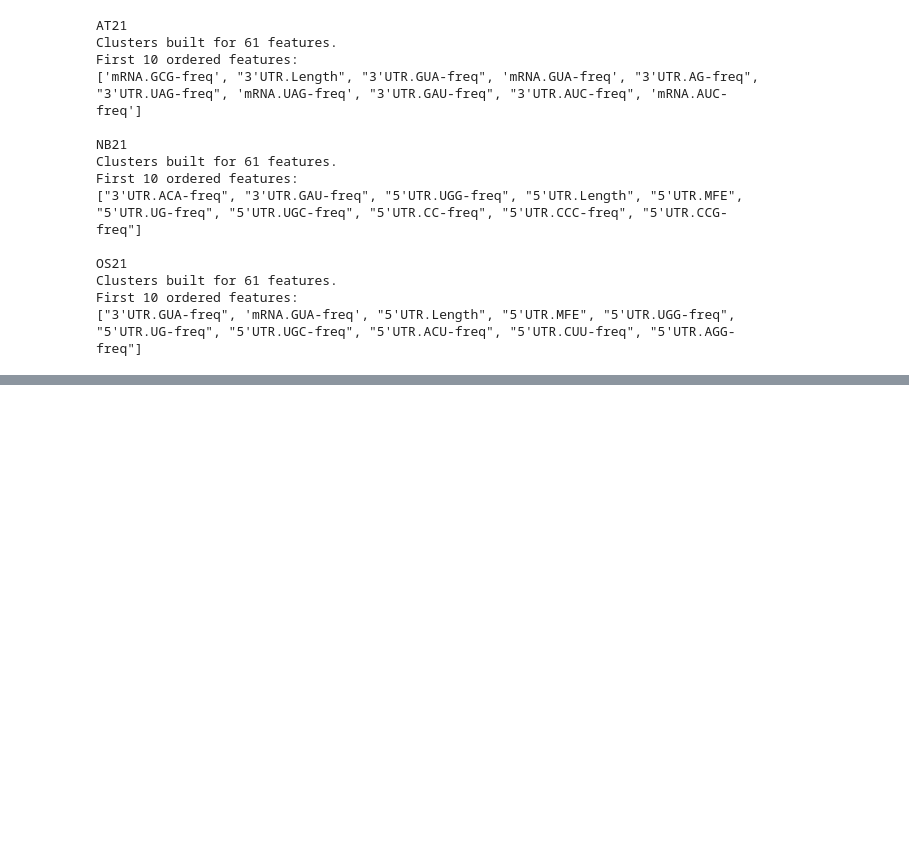
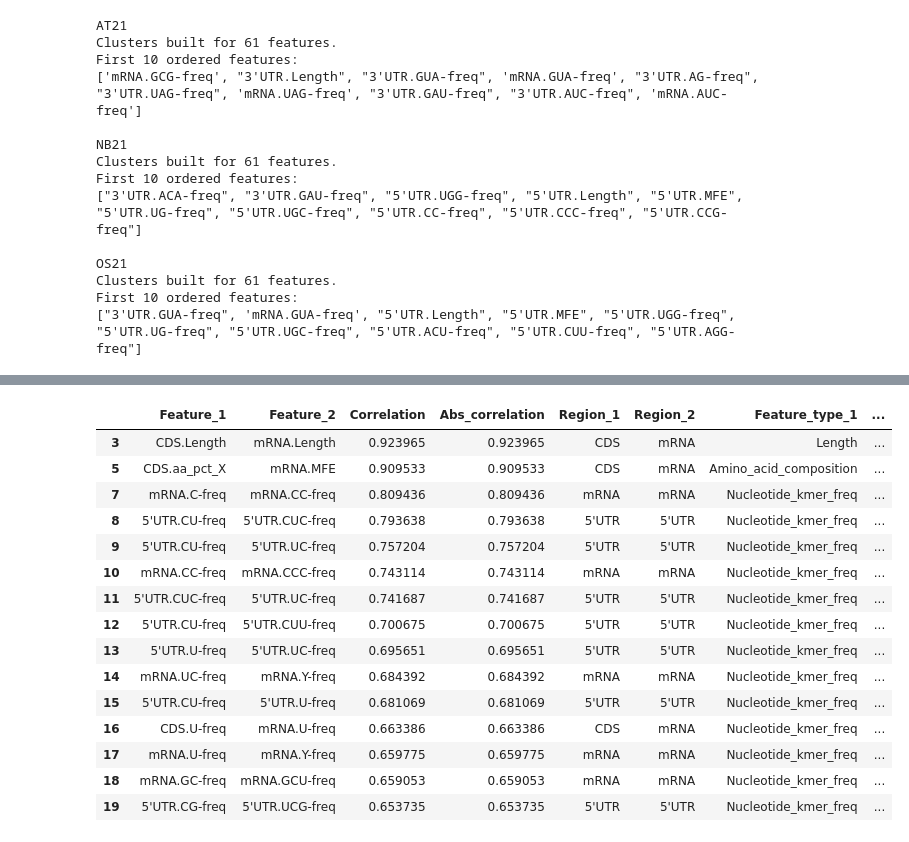
Before and after one commit to ih-11/regression, a Jupyter notebook: notebooks/analysis5_step1.ipynb, the cells around one changed output, grey strips where cells are left out. Saved outputs shown, nothing was run; the diff lists cells and outputs as text; code cells hidden in the pictures; blank space fills up the shorter version.

```diff
--- a/notebooks/analysis5_step1.ipynb
+++ b/notebooks/analysis5_step1.ipynb
@@ -1310,0 +1889,76 @@ display(candidate_cluster_df.head(30))
+# %%
+# ============================================
+# Strongest candidate-feature correlations
+# ============================================
+
+pair_tables = {}
+
+for species_key in SPECIES:
+
+    corr = corr_matrices[species_key]
+
+    rows = []
+
+    cols = corr.columns.tolist()
+
+    for i in range(len(cols)):
+        for j in range(i + 1, len(cols)):
+
+            f1 = cols[i]
+            f2 = cols[j]
+
+            r = corr.iloc[i, j]
+
+            meta1 = feature_meta_lookup.loc[f1]
+            meta2 = feature_meta_lookup.loc[f2]
+
+            rows.append({
+                "Feature_1": f1,
+                "Feature_2": f2,
+                "Correlation": r,
+                "Abs_correlation": abs(r),
+
+                "Region_1": meta1["Region"],
+                "Region_2": meta2["Region"],
+
+                "Feature_type_1": meta1["Feature_type"],
+                "Feature_type_2": meta2["Feature_type"],
+
+                "Same_region":
+                    meta1["Region"] == meta2["Region"],
+
+                "Same_feature_type":
+                    meta1["Feature_type"] ==
+                    meta2["Feature_type"],
+            })
+
+    pair_df = (
+        pd.DataFrame(rows)
+        .sort_values(
+            "Abs_correlation",
+            ascending=False,
+        )
+        .reset_index(drop=True)
+    )
+
+    pair_tables[species_key] = pair_df
+
+    print()
+    print("=" * 60)
+    print(species_key)
+    print("=" * 60)
+
+    print("\nTop positive correlations")
+    display(
+        pair_df
+        .sort_values("Correlation", ascending=False)
+        .head(15)
+    )
+
+    print("\nTop negative correlations")
+    display(
+        pair_df
+        .sort_values("Correlation")
+        .head(15)
+    )
+# %% [output]
@@ -1310,0 +1970,16 @@ display(candidate_cluster_df.head(30))
+|  | Feature_1 | Feature_2 | Correlation | Abs_correlation | Region_1 | Region_2 | Feature_type_1 | ... |
+| 3 | CDS.Length | mRNA.Length | 0.923965 | 0.923965 | CDS | mRNA | Length | ... |
+| 5 | CDS.aa_pct_X | mRNA.MFE | 0.909533 | 0.909533 | CDS | mRNA | Amino_acid_composition | ... |
+| 7 | mRNA.C-freq | mRNA.CC-freq | 0.809436 | 0.809436 | mRNA | mRNA | Nucleotide_kmer_freq | ... |
+| 8 | 5'UTR.CU-freq | 5'UTR.CUC-freq | 0.793638 | 0.793638 | 5'UTR | 5'UTR | Nucleotide_kmer_freq | ... |
+| 9 | 5'UTR.CU-freq | 5'UTR.UC-freq | 0.757204 | 0.757204 | 5'UTR | 5'UTR | Nucleotide_kmer_freq | ... |
+| 10 | mRNA.CC-freq | mRNA.CCC-freq | 0.743114 | 0.743114 | mRNA | mRNA | Nucleotide_kmer_freq | ... |
+| 11 | 5'UTR.CUC-freq | 5'UTR.UC-freq | 0.741687 | 0.741687 | 5'UTR | 5'UTR | Nucleotide_kmer_freq | ... |
+| 12 | 5'UTR.CU-freq | 5'UTR.CUU-freq | 0.700675 | 0.700675 | 5'UTR | 5'UTR | Nucleotide_kmer_freq | ... |
+| 13 | 5'UTR.U-freq | 5'UTR.UC-freq | 0.695651 | 0.695651 | 5'UTR | 5'UTR | Nucleotide_kmer_freq | ... |
+| 14 | mRNA.UC-freq | mRNA.Y-freq | 0.684392 | 0.684392 | mRNA | mRNA | Nucleotide_kmer_freq | ... |
+| 15 | 5'UTR.CU-freq | 5'UTR.U-freq | 0.681069 | 0.681069 | 5'UTR | 5'UTR | Nucleotide_kmer_freq | ... |
+| 16 | CDS.U-freq | mRNA.U-freq | 0.663386 | 0.663386 | CDS | mRNA | Nucleotide_kmer_freq | ... |
+| 17 | mRNA.U-freq | mRNA.Y-freq | 0.659775 | 0.659775 | mRNA | mRNA | Nucleotide_kmer_freq | ... |
+| 18 | mRNA.GC-freq | mRNA.GCU-freq | 0.659053 | 0.659053 | mRNA | mRNA | Nucleotide_kmer_freq | ... |
+| 19 | 5'UTR.CG-freq | 5'UTR.UCG-freq | 0.653735 | 0.653735 | 5'UTR | 5'UTR | Nucleotide_kmer_freq | ... |
```
Also changed, not shown: parts of 7 cells of this notebook.
